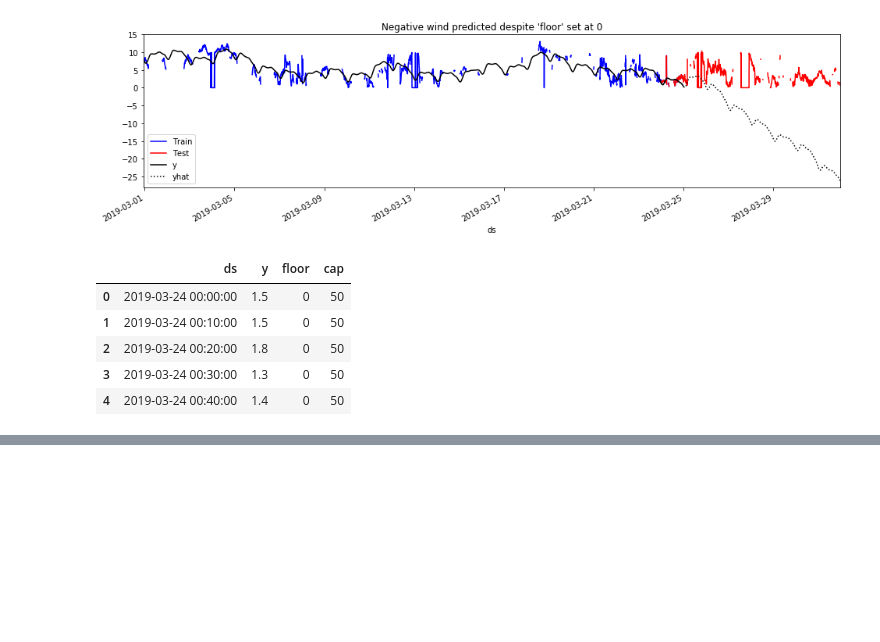
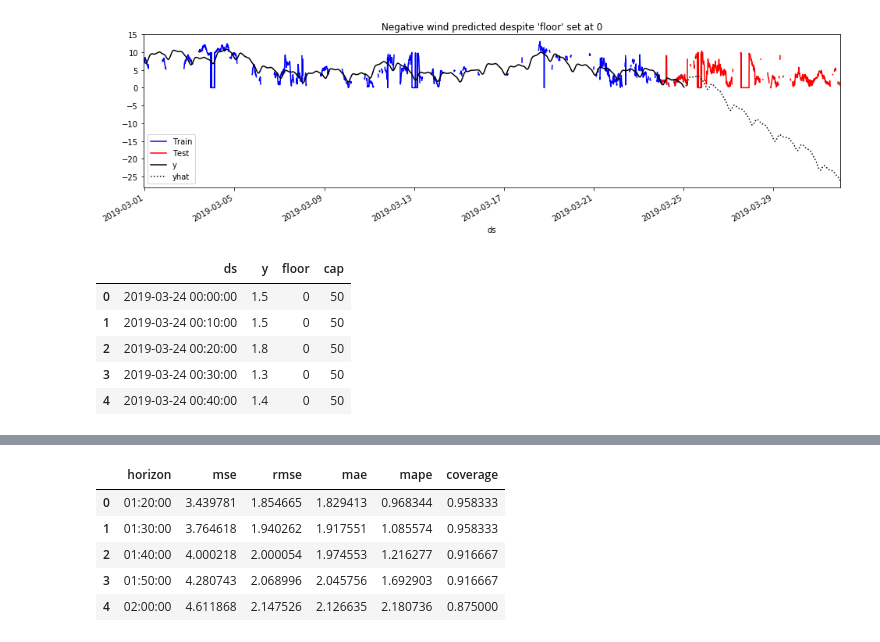
Before and after one commit to bloominstituteoftechnology/DS-Unit-2-Regression-1, a Jupyter notebook: Paul K evaluating_forecasts.ipynb, the cells around one changed output, grey strips where cells are left out. Cells and saved outputs as stored; diff of their text form; code cells hidden in the pictures; blank space fills up the shorter version.

```diff
--- a/Paul K evaluating_forecasts.ipynb
+++ b/Paul K evaluating_forecasts.ipynb
@@ -512,0 +520,9 @@ test.head()
+# %%
+performance_metrics(wind_cv).head()
+# %% [output]
+|  | horizon | mse | rmse | mae | mape | coverage |
+| 0 | 01:20:00 | 3.439781 | 1.854665 | 1.829413 | 0.968344 | 0.958333 |
+| 1 | 01:30:00 | 3.764618 | 1.940262 | 1.917551 | 1.085574 | 0.958333 |
+| 2 | 01:40:00 | 4.000218 | 2.000054 | 1.974553 | 1.216277 | 0.916667 |
+| 3 | 01:50:00 | 4.280743 | 2.068996 | 2.045756 | 1.692903 | 0.916667 |
+| 4 | 02:00:00 | 4.611868 | 2.147526 | 2.126635 | 2.180736 | 0.875000 |
```
Also changed, not shown: parts of 2 cells of this notebook.
